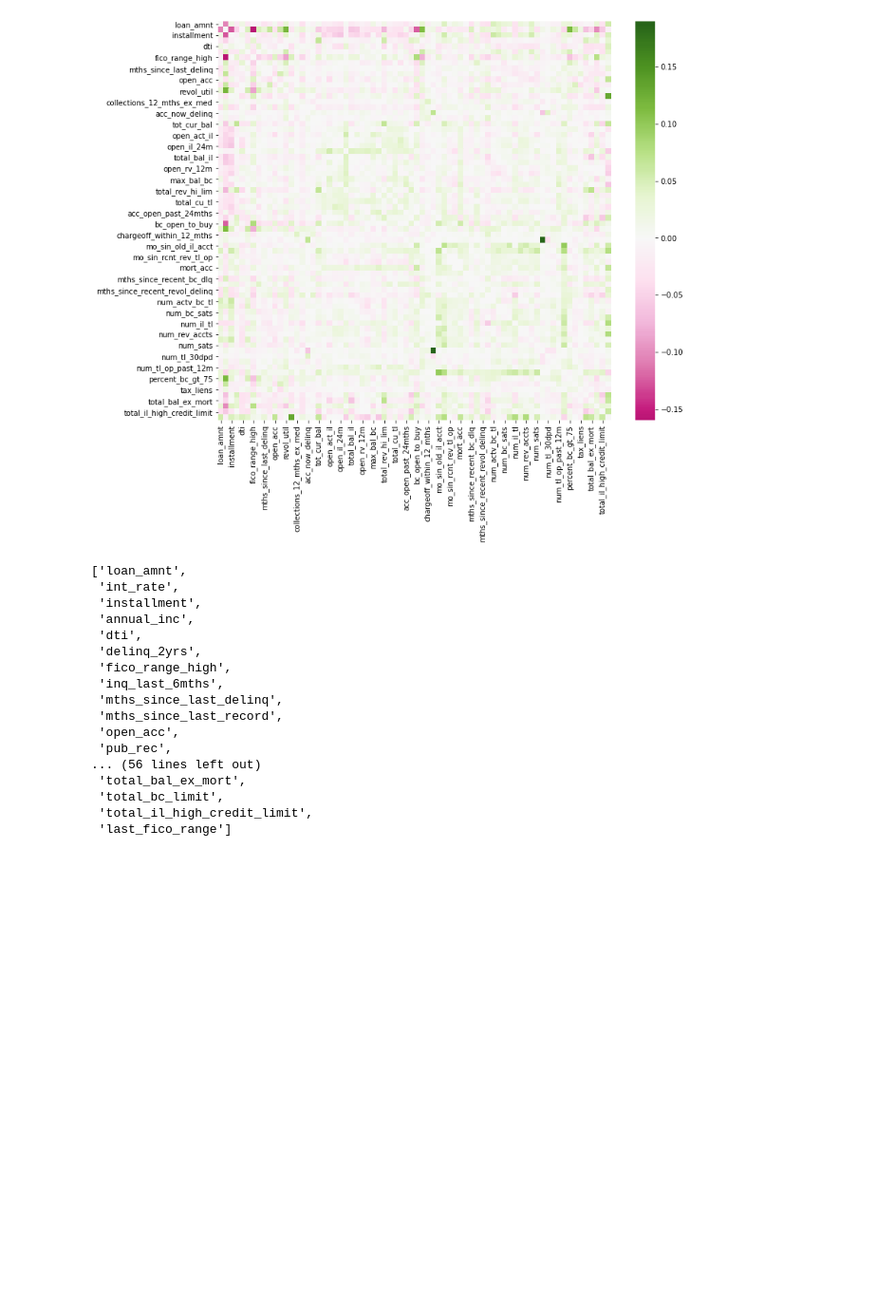
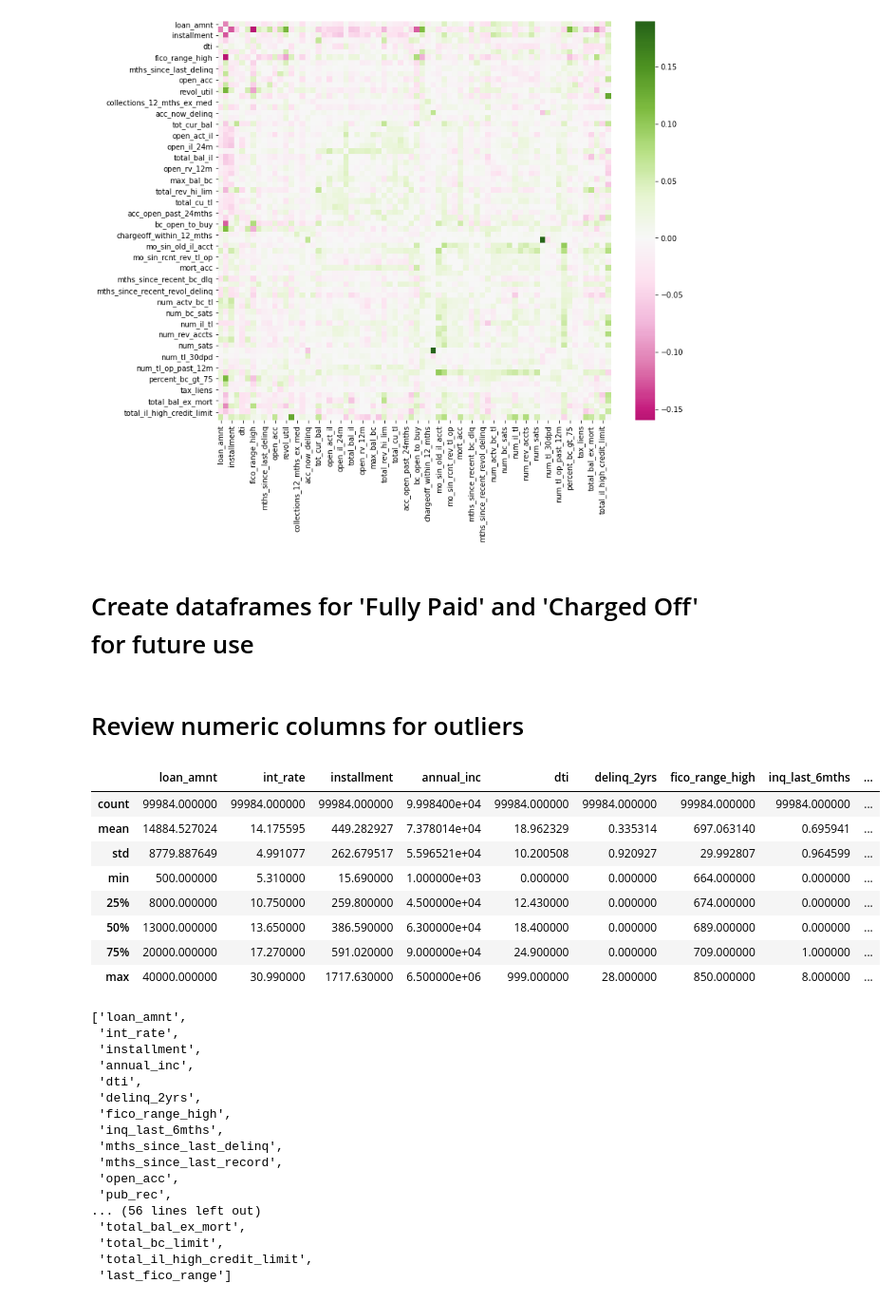
Before and after one commit to jjobes90/Loan-Approval, a Jupyter notebook: EDA_second_capstone.ipynb, the cells around one changed output. Shown at 95% size. Cells and saved outputs as stored; diff of their text form; code cells hidden in the pictures; blank space fills up the shorter version.

```diff
--- a/EDA_second_capstone.ipynb
+++ b/EDA_second_capstone.ipynb
@@ -79,3 +86,5 @@ sns.heatmap(difference, center=0, cmap="PiYG")
 # difficult to see trends with this many features...
 
 # make violin plots for each numeric feature side-by-side (Fully Paid - Charged Off)
+# %% [markdown]
+# Create dataframes for 'Fully Paid' and 'Charged Off' for future use
@@ -82,3 +95,17 @@ sns.heatmap(difference, center=0, cmap="PiYG")
+# %% [markdown]
+# Review numeric columns for outliers
+# %%
+wrangled_data.describe()
+# %% [output]
+|  | loan_amnt | int_rate | installment | annual_inc | dti | delinq_2yrs | fico_range_high | inq_last_6mths | ... |
+| count | 99984.000000 | 99984.000000 | 99984.000000 | 9.998400e+04 | 99984.000000 | 99984.000000 | 99984.000000 | 99984.000000 | ... |
+| mean | 14884.527024 | 14.175595 | 449.282927 | 7.378014e+04 | 18.962329 | 0.335314 | 697.063140 | 0.695941 | ... |
+| std | 8779.887649 | 4.991077 | 262.679517 | 5.596521e+04 | 10.200508 | 0.920927 | 29.992807 | 0.964599 | ... |
+| min | 500.000000 | 5.310000 | 15.690000 | 1.000000e+03 | 0.000000 | 0.000000 | 664.000000 | 0.000000 | ... |
+| 25% | 8000.000000 | 10.750000 | 259.800000 | 4.500000e+04 | 12.430000 | 0.000000 | 674.000000 | 0.000000 | ... |
+| 50% | 13000.000000 | 13.650000 | 386.590000 | 6.300000e+04 | 18.400000 | 0.000000 | 689.000000 | 0.000000 | ... |
+| 75% | 20000.000000 | 17.270000 | 591.020000 | 9.000000e+04 | 24.900000 | 0.000000 | 709.000000 | 1.000000 | ... |
+| max | 40000.000000 | 30.990000 | 1717.630000 | 6.500000e+06 | 999.000000 | 28.000000 | 850.000000 | 8.000000 | ... |
 # %%
 numeric_cols = list(wrangled_data.select_dtypes('float').columns)
 numeric_cols
```
Also changed, not shown: parts of 45 cells of this notebook.
